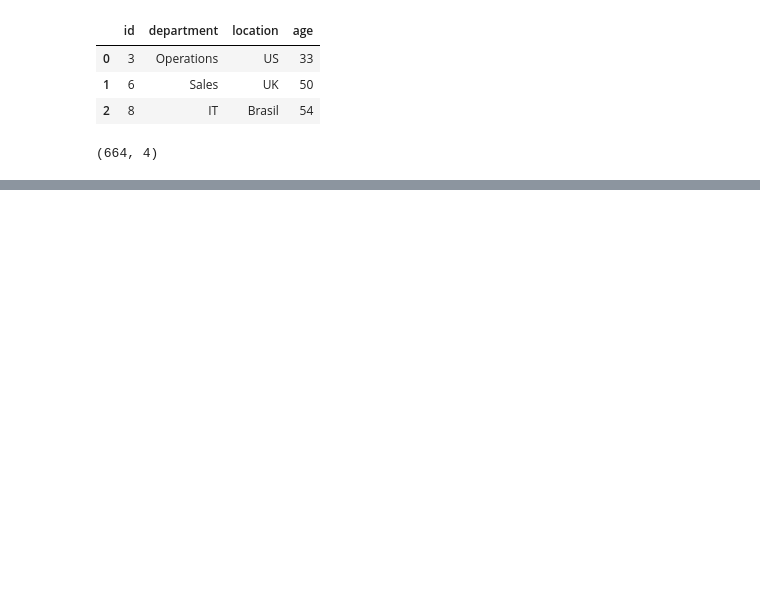
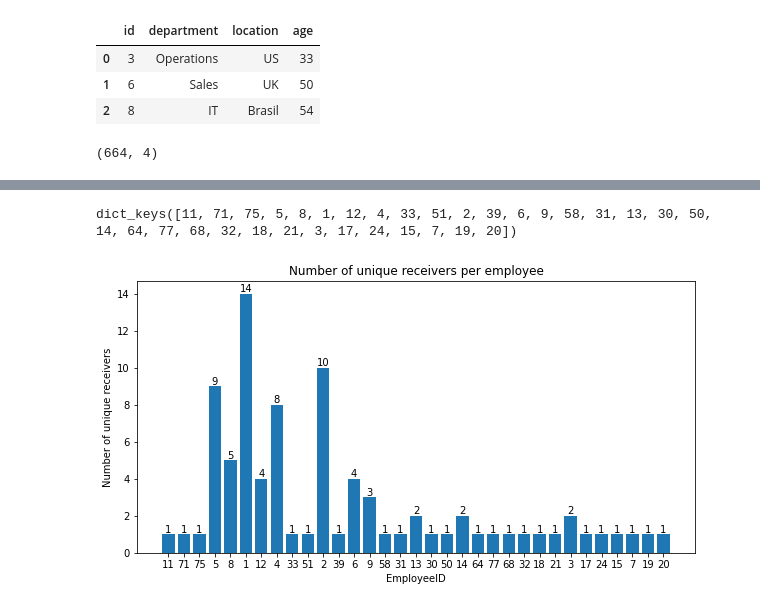
Before and after one commit to SimonB97/dccompetition_collaboration, a Jupyter notebook: src/Analysis.ipynb, the cells around one changed output, grey strips where cells are left out. Cells and saved outputs as stored; diff of their text form; code cells hidden in the pictures; blank space fills up the shorter version.

```diff
--- a/src/Analysis.ipynb
+++ b/src/Analysis.ipynb
@@ -53,0 +170,4 @@ df_msg.head(3)
+# %%
+# number of unique reveivers per sender:
+num_rec_un = df_all.groupby(['id'])['receiver'].nunique()
+pd.Series(num_rec_un)
@@ -53,0 +188,19 @@ df_msg.head(3)
+# %%
+n_receiver = Counter(num_rec_un).keys()
+n_receiver
+# %% [output]
+dict_keys([11, 71, 75, 5, 8, 1, 12, 4, 33, 51, 2, 39, 6, 9, 58, 31, 13, 30, 50, 14, 64, 77, 68, 32, 18, 21, 3, 17, 24, 15, 7, 19, 20])
+# %%
+
+n_receiver = [str(i) for i in list(Counter(num_rec_un).keys())]
+
+emp_ids = list(Counter(num_rec_un).values())
+plt.figure(figsize=(10,5))
+bars2 = plt.bar(n_receiver, emp_ids, tick_label=n_receiver)
+plt.xlabel('EmployeeID')
+plt.ylabel('Number of unique receivers')
+plt.title('Number of unique receivers per employee')
+plt.bar_label(bars2)
+plt.show()
+# %% [output]
+[figure, added]
```
Also changed, not shown: parts of 24 cells of this notebook.
